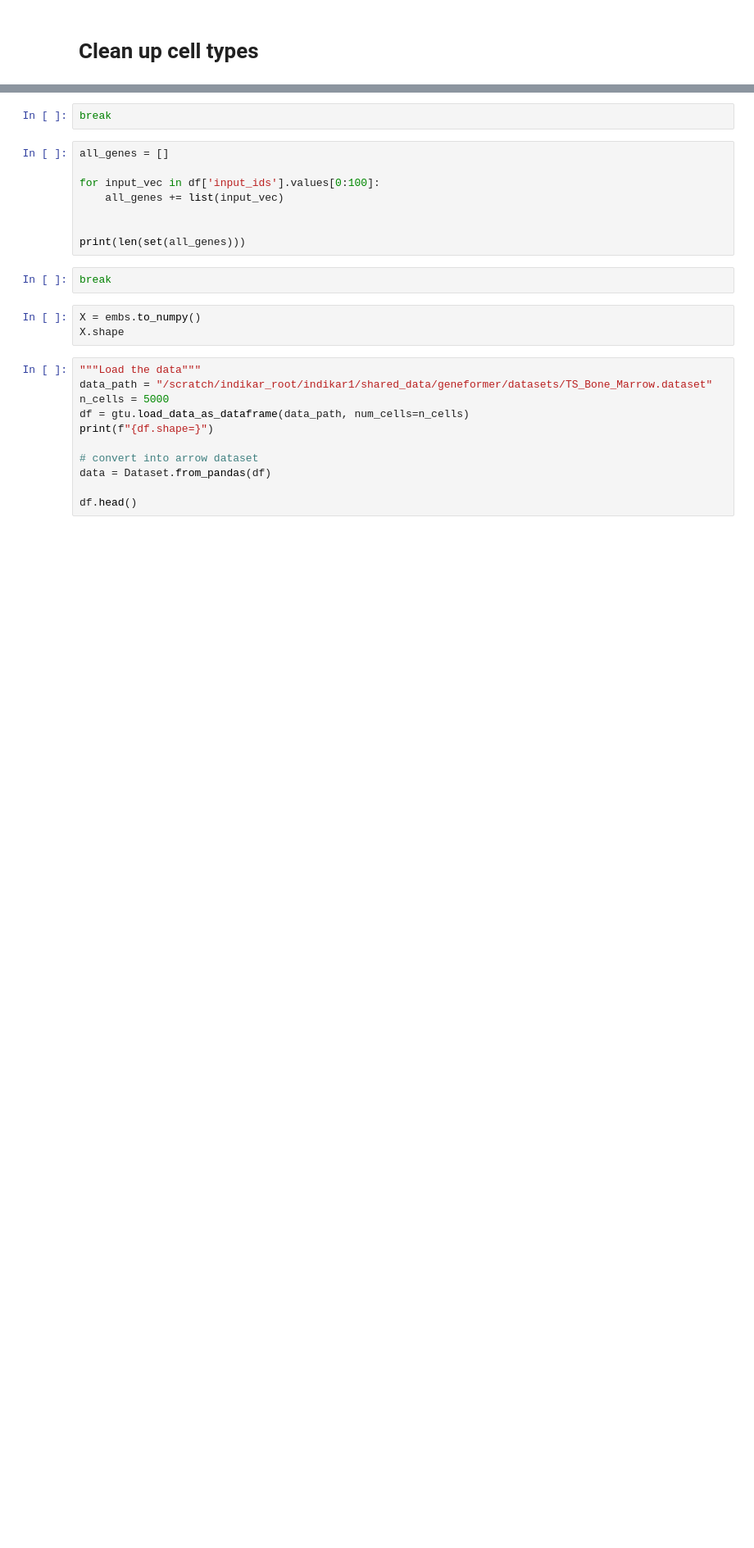
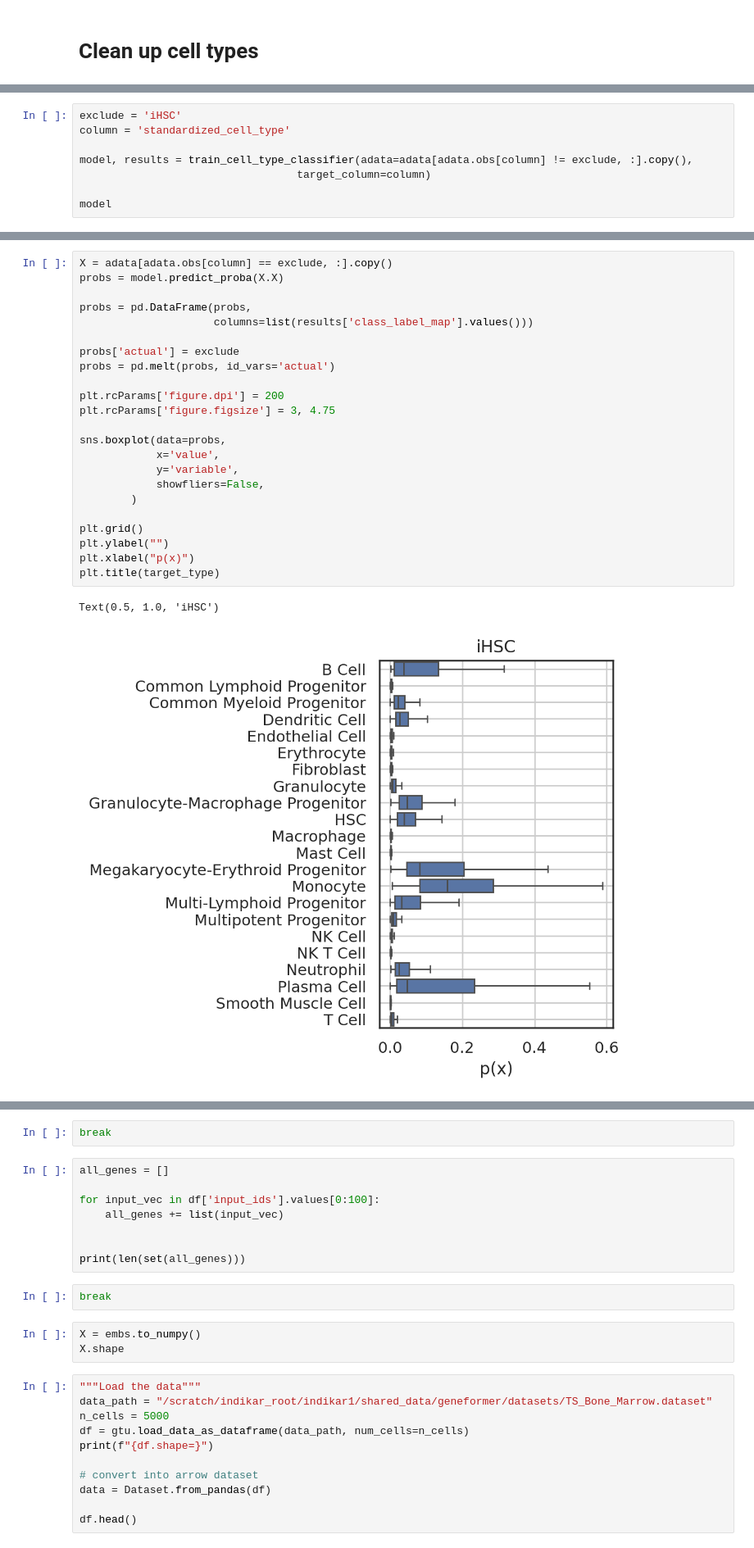
Before and after one commit to CooperStansbury/geneformer_dev, a Jupyter notebook: notebooks/iHSC/iHSC.ipynb, the cells around one changed output, grey strips where cells are left out. Shown at 82% size. Saved outputs shown, nothing was run; the diff lists cells and outputs as text; blank space fills up the shorter version.

```diff
--- a/notebooks/iHSC/iHSC.ipynb
+++ b/notebooks/iHSC/iHSC.ipynb
@@ -154,0 +381,8 @@ SyntaxError: 'break' outside loop (668683560.py, line 1)
+# %%
+exclude = 'iHSC'
+column = 'standardized_cell_type'
+
+model, results = train_cell_type_classifier(adata=adata[adata.obs[column] != exclude, :].copy(),
+                                  target_column=column)
+
+model
@@ -154,0 +418,26 @@ SyntaxError: 'break' outside loop (668683560.py, line 1)
+# %%
+X = adata[adata.obs[column] == exclude, :].copy()
+probs = model.predict_proba(X.X)
+
+probs = pd.DataFrame(probs,
+                     columns=list(results['class_label_map'].values()))
+
+probs['actual'] = exclude
+probs = pd.melt(probs, id_vars='actual')
+
+plt.rcParams['figure.dpi'] = 200
+plt.rcParams['figure.figsize'] = 3, 4.75
+
+sns.boxplot(data=probs,
+            x='value',
+            y='variable',
+            showfliers=False,
+        )
+
+plt.grid()
+plt.ylabel("")
+plt.xlabel("p(x)")
+plt.title(target_type)
+# %% [output]
+Text(0.5, 1.0, 'iHSC')
+[figure, added]
```
Also changed, not shown: parts of 14 cells of this notebook, 6 other files.
